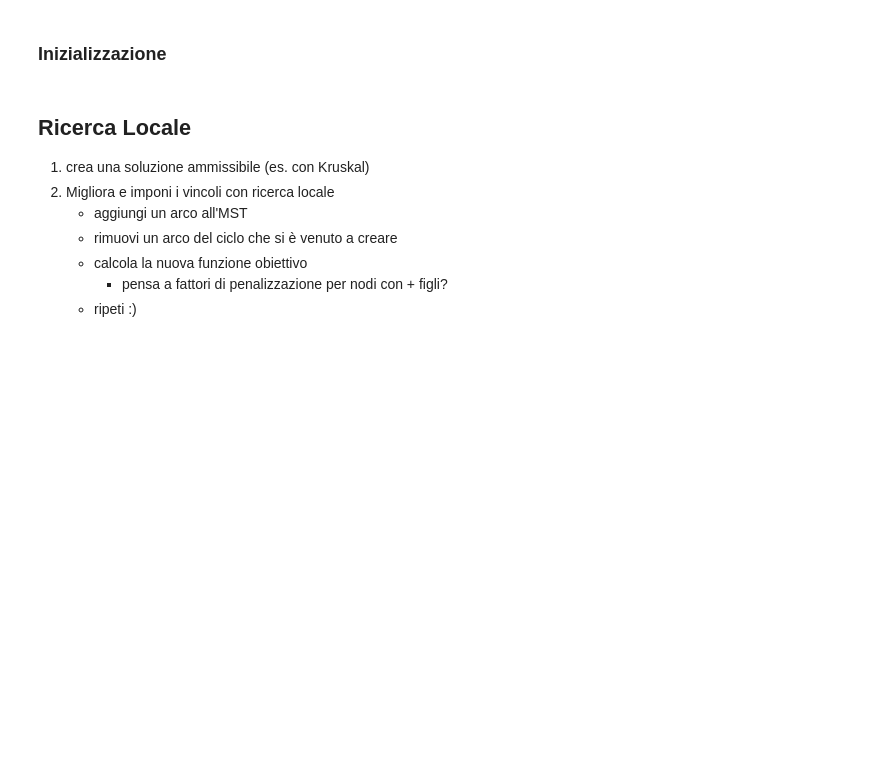
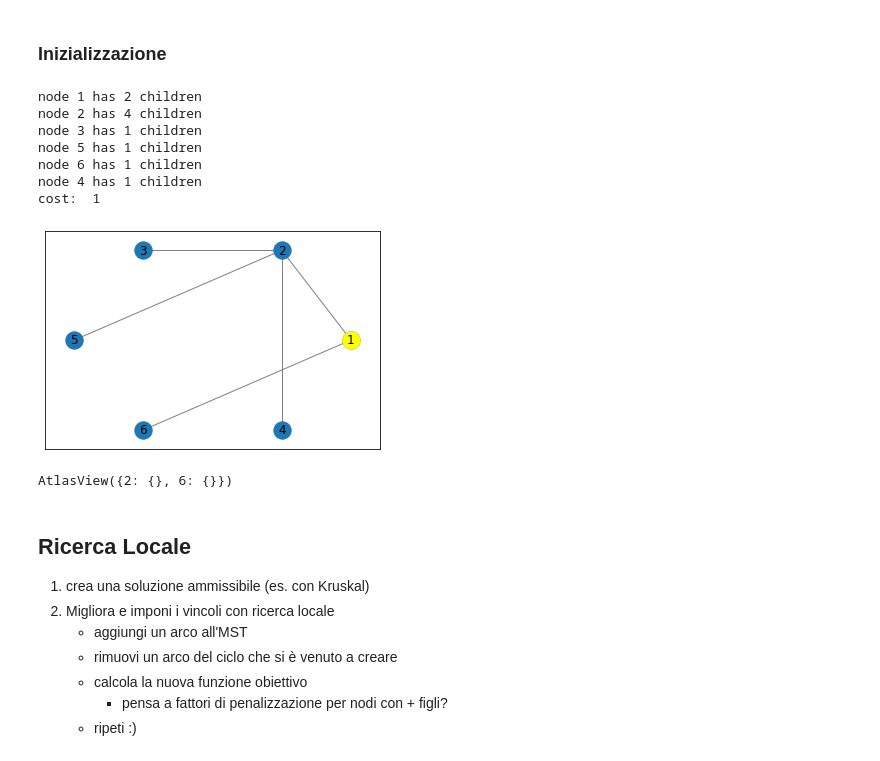
Before and after one commit to floysh/OR-project, a Jupyter notebook: progetto.ipynb, the cells around one changed output. Cells and saved outputs as stored; diff of their text form; code cells hidden in the pictures; blank space fills up the shorter version.

```diff
--- a/progetto.ipynb
+++ b/progetto.ipynb
@@ -75,14 +74,47 @@ def draw_graph(graph, MST=nx.empty_graph(), root_node=None):
 
 def cost(MST, root_node):
 
+    visited = {}
+    next = [root_node]
+
     cost = 0
 
-    for node in MST.nodes:
-        k_children = MST.out_degree(node) # 0 archi uscenti se node è foglia
-        if k_children > 0:
+    while len(next) > 0:
+        node = next.pop(0)
+        k_children = MST.degree(node) # 0 archi uscenti se node è foglia
+
+        if k_children > 1:
             cost += k_children - 1
 
     return cost
+# %%
+# TEST children nodes
+TEST = nx.Graph()
+TEST.add_edges_from([(1, 2), (2, 3), (2, 5), (1, 6), (2, 4)])
+
+TEST_ROOT = 1
+
+draw_graph(TEST, root_node=TEST_ROOT)
+
+for node in TEST.nodes:
+        k_children = TEST.degree(node) # 0 archi uscenti se node è foglia
+
+        print("node",node,"has",k_children,"children")
+
+print("cost: ",cost(TEST, 1))
+# %% [output]
+node 1 has 2 children
+node 2 has 4 children
+node 3 has 1 children
+node 5 has 1 children
+node 6 has 1 children
+node 4 has 1 children
+cost:  1
+[figure, added]
+# %%
+TEST.adj[1]
+# %% [output]
+AtlasView({2: {}, 6: {}})
 # %% [markdown]
 ## Ricerca Locale
 1) crea una soluzione ammissibile (es. con Kruskal)
```
Also changed, not shown: parts of 9 cells of this notebook, 1 other file.
